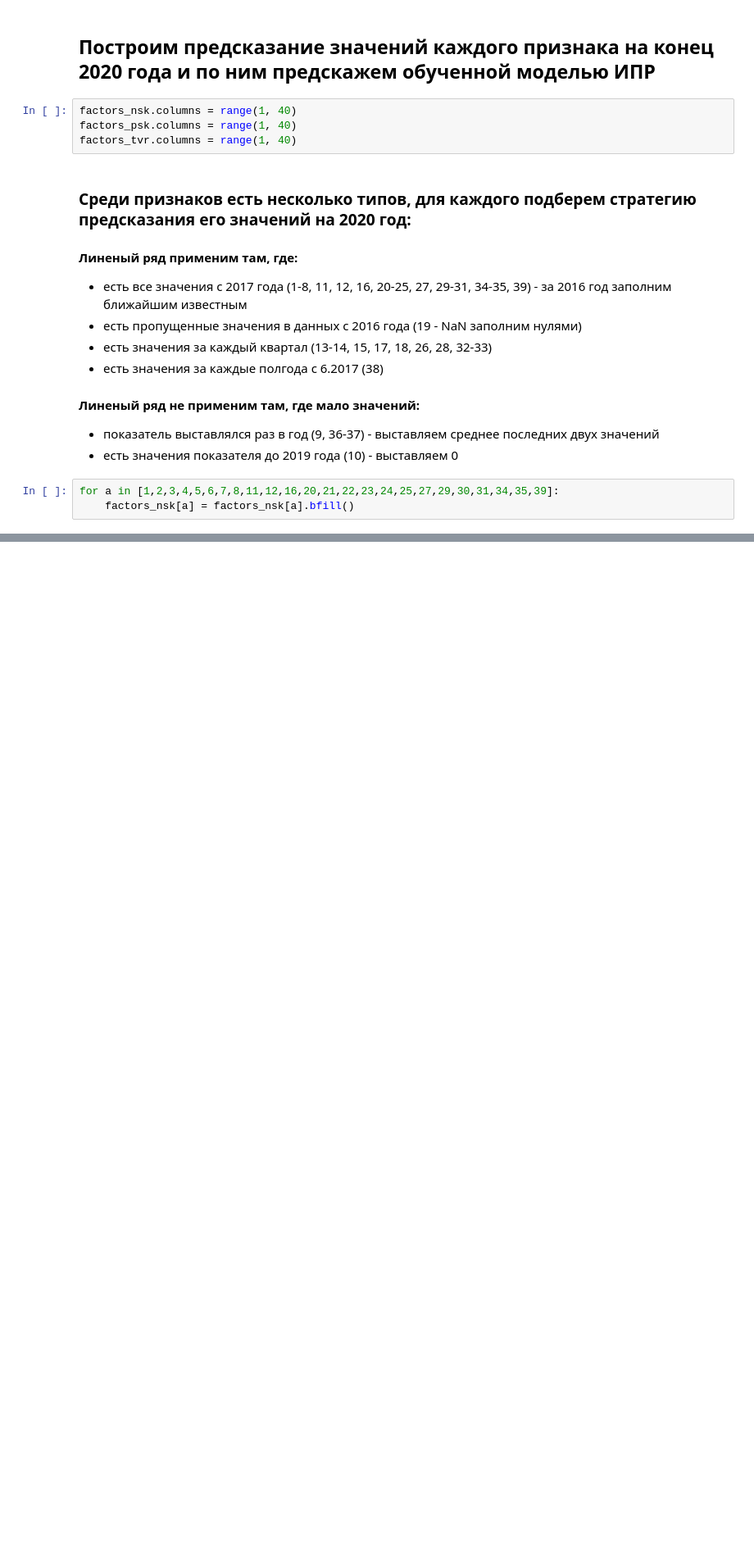
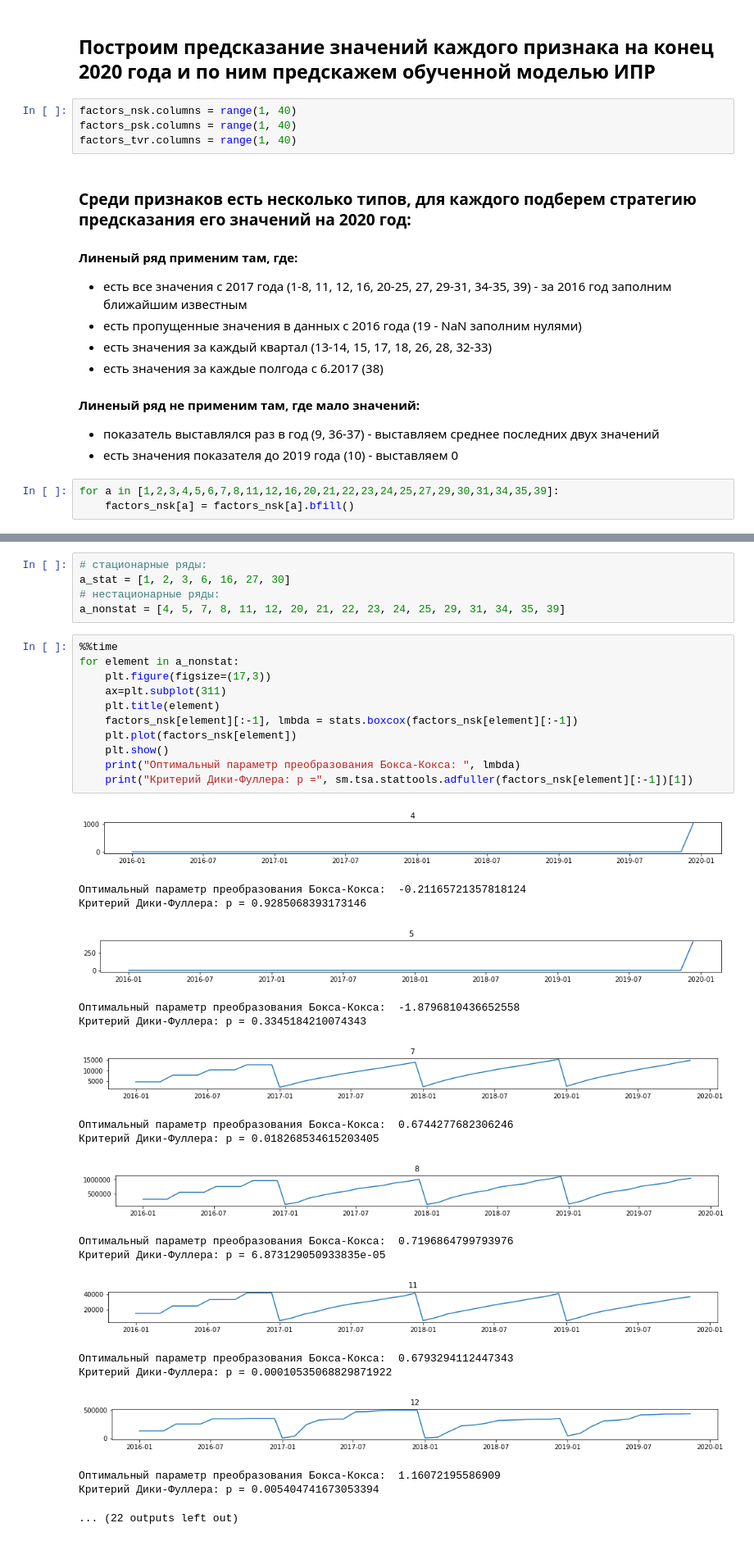
Before and after one commit to paulnumberone/investment_appeal, a Jupyter notebook: IA.ipynb, the cells around one changed output, grey strips where cells are left out. Shown at 82% size. Saved outputs shown, nothing was run; the diff lists cells and outputs as text; blank space fills up the shorter version.

```diff
--- a/IA.ipynb
+++ b/IA.ipynb
@@ -185,0 +219,36 @@ for a in [1,2,3,4,5,6,7,8,11,12,16,20,21,22,23,24,25,27,29,30,31,34,35,39]:
+# %%
+# стационарные ряды:
+a_stat = [1, 2, 3, 6, 16, 27, 30]
+# нестационарные ряды:
+a_nonstat = [4, 5, 7, 8, 11, 12, 20, 21, 22, 23, 24, 25, 29, 31, 34, 35, 39]
+# %%
+%%time
+for element in a_nonstat:
+    plt.figure(figsize=(17,3))
+    ax=plt.subplot(311)
+    plt.title(element)
+    factors_nsk[element][:-1], lmbda = stats.boxcox(factors_nsk[element][:-1])
+    plt.plot(factors_nsk[element])
+    plt.show()
+    print("Оптимальный параметр преобразования Бокса-Кокса: ", lmbda)
+    print("Критерий Дики-Фуллера: p =", sm.tsa.stattools.adfuller(factors_nsk[element][:-1])[1])
+# %% [output]
+[figure, added]
+Оптимальный параметр преобразования Бокса-Кокса:  -0.21165721357818124
+Критерий Дики-Фуллера: p = 0.9285068393173146
+[figure, added]
+Оптимальный параметр преобразования Бокса-Кокса:  -1.8796810436652558
+Критерий Дики-Фуллера: p = 0.3345184210074343
+[figure, added]
+Оптимальный параметр преобразования Бокса-Кокса:  0.6744277682306246
+Критерий Дики-Фуллера: p = 0.018268534615203405
+[figure, added]
+Оптимальный параметр преобразования Бокса-Кокса:  0.7196864799793976
+Критерий Дики-Фуллера: p = 6.873129050933835e-05
+[figure, added]
+Оптимальный параметр преобразования Бокса-Кокса:  0.6793294112447343
+Критерий Дики-Фуллера: p = 0.00010535068829871922
+[figure, added]
+Оптимальный параметр преобразования Бокса-Кокса:  1.16072195586909
+Критерий Дики-Фуллера: p = 0.005404741673053394
+... (22 outputs left out)
```
Also changed, not shown: parts of 5 cells of this notebook.
